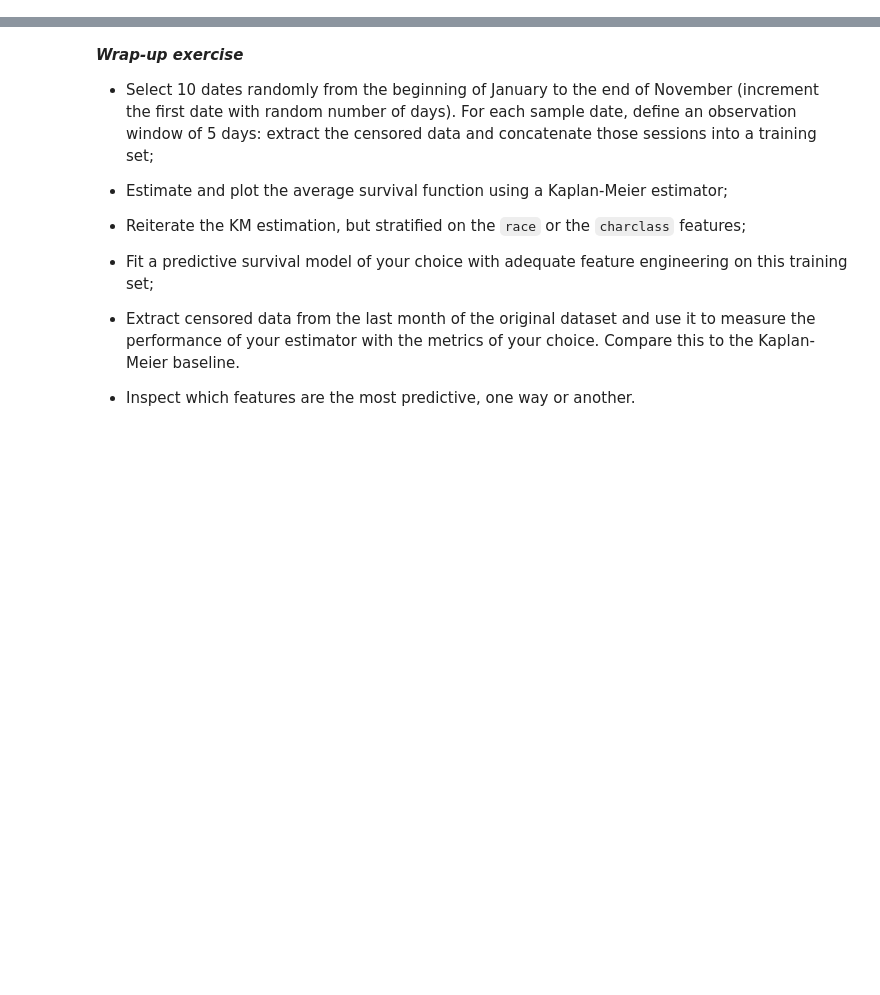
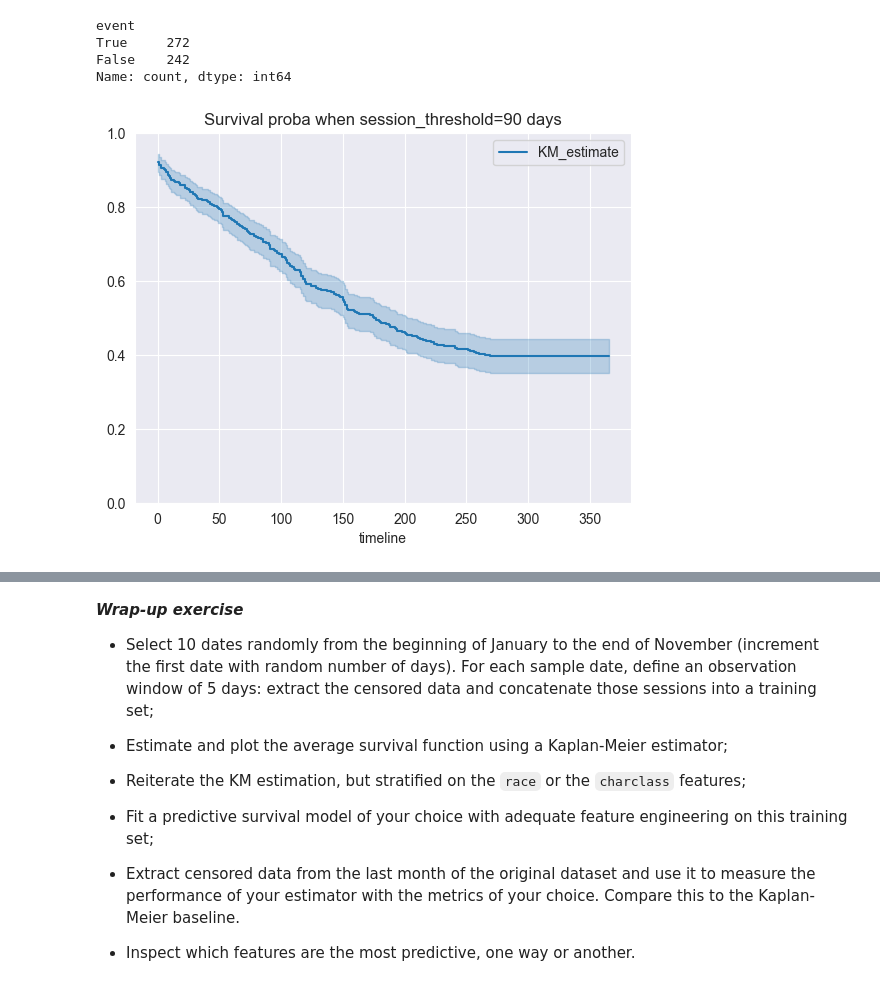
Before and after one commit to Vincent-Maladiere/survival-analysis-demo, a Jupyter notebook: content/tutorial_part_2.ipynb, the cells around one changed output, grey strips where cells are left out. Cells and saved outputs as stored; diff of their text form; code cells hidden in the pictures; blank space fills up the shorter version.

```diff
--- a/content/tutorial_part_2.ipynb
+++ b/content/tutorial_part_2.ipynb
@@ -556,0 +154,22 @@ shape: (10_412, 12)
+# %%
+def contextualize_churn(df, entity_col):
+    """Augment the dataset with context info from previous churned session.
+    """
+
+    # Get days since last churn
+    df["previous_session_end"] = df.groupby(entity_col)["session_end"].shift()
+    df["days_since_last_churn"] = (
+        df["session_start"] - df["previous_session_end"]
+    ).dt.days.fillna(0)
+
+    # Get days since first start
+    df = df.merge(
+        df.groupby("char").agg(first_start=("session_start", "first")),
+        on="char",
+    )
+    df["days_since_first_start"] = (df["session_start"] - df["first_start"]).dt.days
+
+    # The number of churn is directly provided by session_id
+    df = df.rename({"session_id": "number_of_previous_churn"}, axis=1)
+
+    return df
@@ -556,0 +240,12 @@ shape: (10_412, 12)
+# %%
+date_last_observed = event_log["timestamp"].max()
+session_threshold = "90 days"
+
+X, y = get_X_y(
+    event_log,
+    date_last_observed=date_last_observed,
+    session_threshold=session_threshold,
+    observation_days=None,
+)
+print(X.shape, y.shape)
+X.head()
@@ -556,0 +260,17 @@ shape: (10_412, 12)
+# %%
+y["event"].value_counts()
+# %% [output]
+event
+True     272
+False    242
+Name: count, dtype: int64
+# %%
+from lifelines import KaplanMeierFitter
+
+
+km = KaplanMeierFitter()
+km.fit(durations=y["duration"], event_observed=y["event"])
+km.plot(title=f"Survival proba when session_threshold={session_threshold}")
+plt.ylim([0, 1]);
+# %% [output]
+[figure, added]
```
Also changed, not shown: parts of 63 cells of this notebook.
